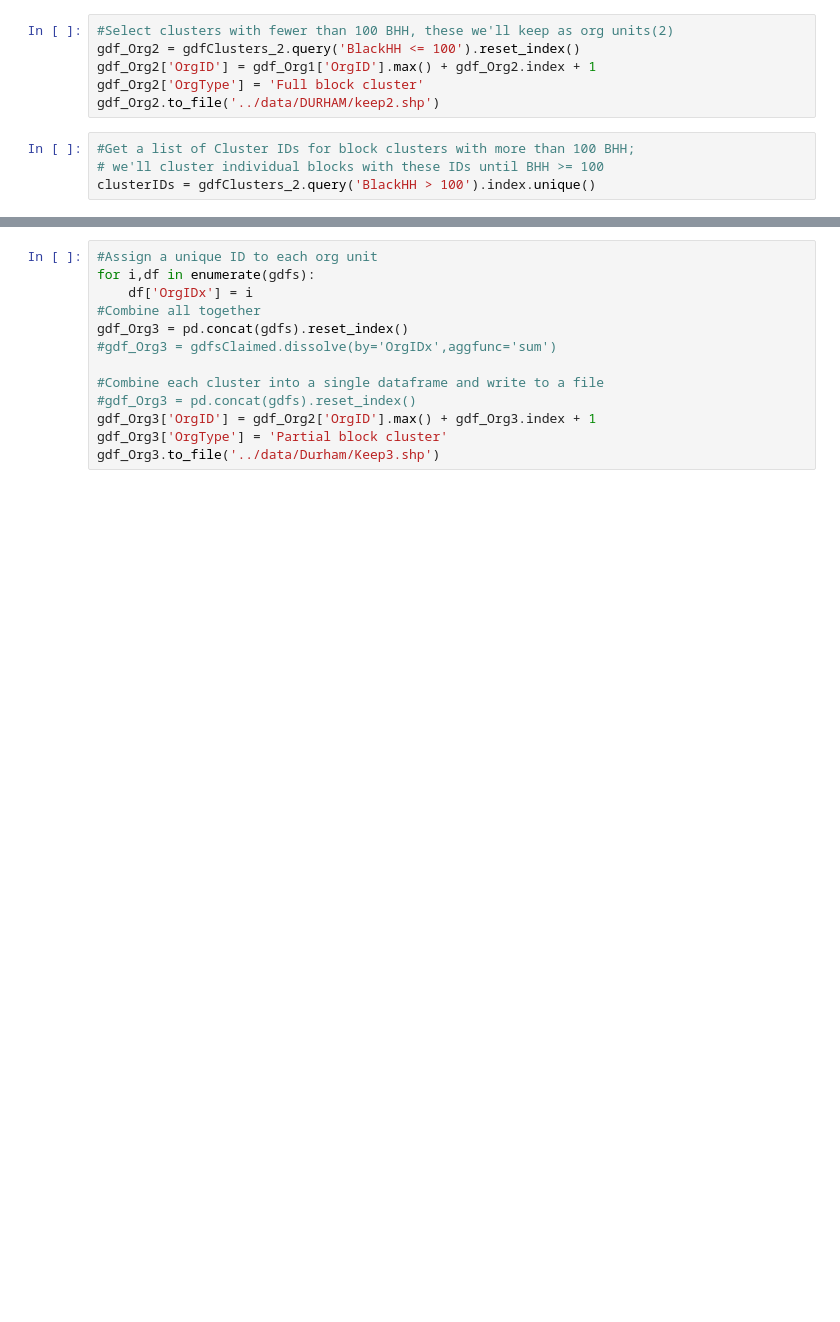
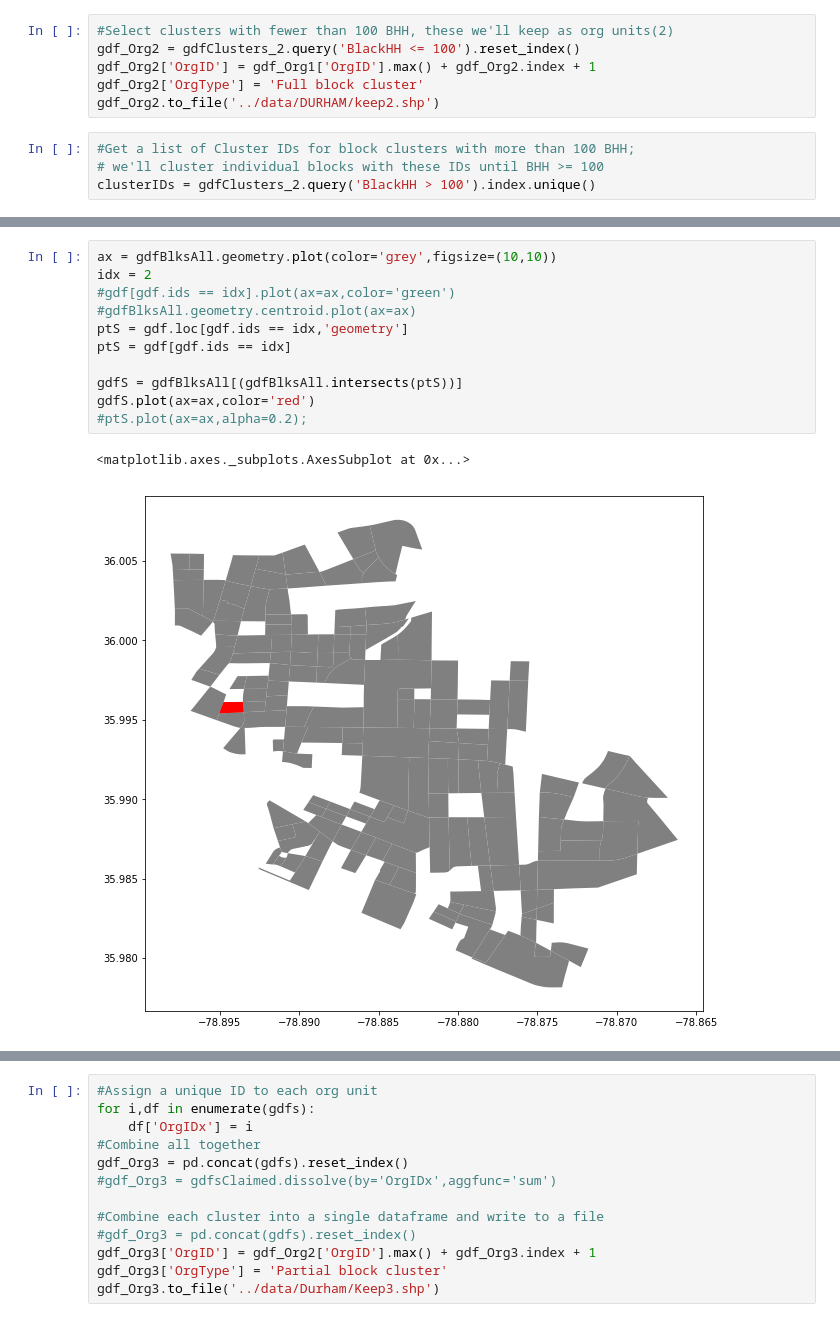
Before and after one commit to johnpfay/WakeVoter, a Jupyter notebook: Notebooks/CheckDurhamOrgProduction.ipynb, the cells around one changed output, grey strips where cells are left out. Cells and saved outputs as stored; diff of their text form; blank space fills up the shorter version.

```diff
--- a/Notebooks/CheckDurhamOrgProduction.ipynb
+++ b/Notebooks/CheckDurhamOrgProduction.ipynb
@@ -95,0 +138,14 @@ gdf_Org3.to_file('../data/Durham/Keep3.shp')
+# %%
+ax = gdfBlksAll.geometry.plot(color='grey',figsize=(10,10))
+idx = 2
+#gdf[gdf.ids == idx].plot(ax=ax,color='green')
+#gdfBlksAll.geometry.centroid.plot(ax=ax)
+ptS = gdf.loc[gdf.ids == idx,'geometry']
+ptS = gdf[gdf.ids == idx]
+
+gdfS = gdfBlksAll[(gdfBlksAll.intersects(ptS))]
+gdfS.plot(ax=ax,color='red')
+#ptS.plot(ax=ax,alpha=0.2);
+# %% [output]
+<matplotlib.axes._subplots.AxesSubplot at 0x...>
+[figure, added]
```
Also changed, not shown: parts of 14 cells of this notebook.
